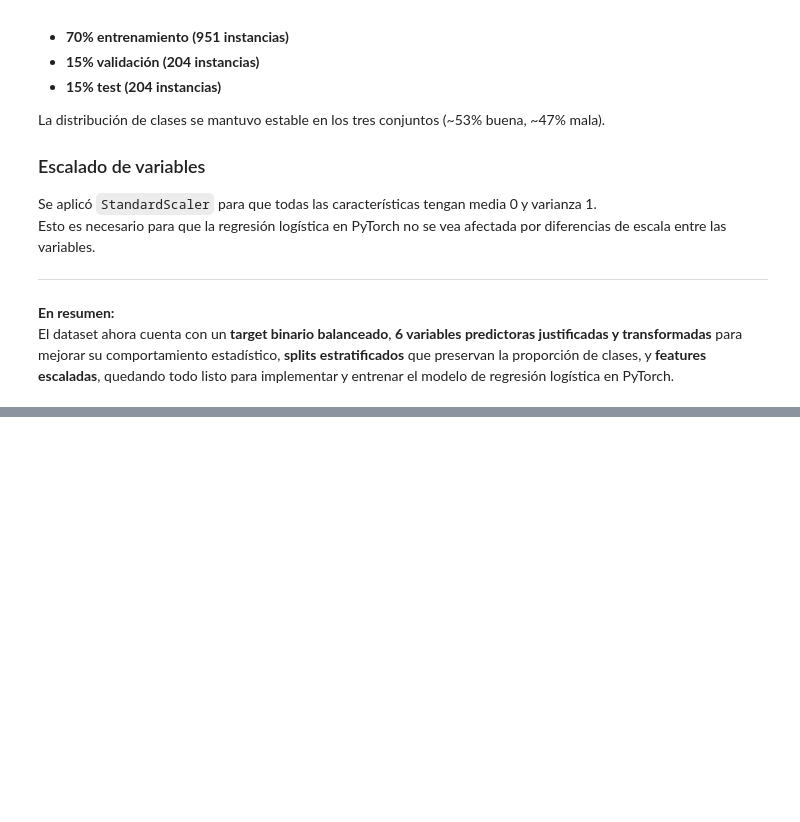
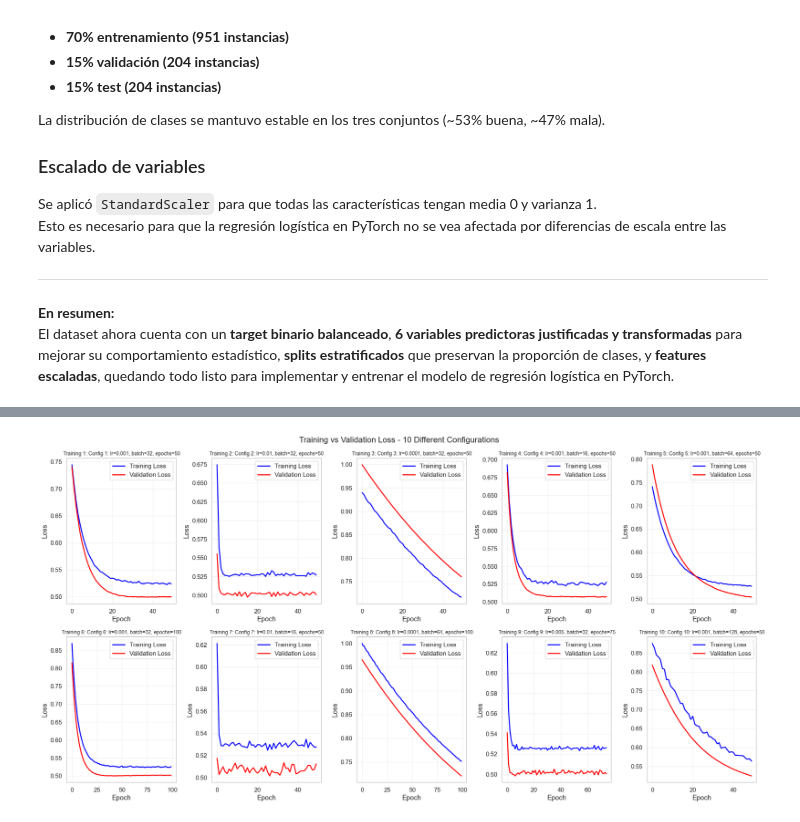
Before and after one commit to Joselyn2114/Assign02-LogisticRegression, a Jupyter notebook: Regresión_Logística.ipynb, the cells around one changed output, grey strips where cells are left out. Drawn from its saved outputs; the diff is of its cells as text; code cells hidden in the pictures; blank space fills up the shorter version.

```diff
--- a/Regresión_Logística.ipynb
+++ b/Regresión_Logística.ipynb
@@ -460,0 +569,18 @@ El dataset ahora cuenta con un **target binario balanceado**, **6 variables pred
+# %%
+# Definir 10 configuraciones de hiperparámetros diferentes
+hyperparameter_configs = [
+    {'lr': 0.001, 'batch_size': 32, 'epochs': 50, 'name': 'Config 1: lr=0.001, batch=32, epochs=50'},
+    {'lr': 0.01, 'batch_size': 32, 'epochs': 50, 'name': 'Config 2: lr=0.01, batch=32, epochs=50'},
+    {'lr': 0.0001, 'batch_size': 32, 'epochs': 50, 'name': 'Config 3: lr=0.0001, batch=32, epochs=50'},
+    {'lr': 0.001, 'batch_size': 16, 'epochs': 50, 'name': 'Config 4: lr=0.001, batch=16, epochs=50'},
+    {'lr': 0.001, 'batch_size': 64, 'epochs': 50, 'name': 'Config 5: lr=0.001, batch=64, epochs=50'},
+    {'lr': 0.001, 'batch_size': 32, 'epochs': 100, 'name': 'Config 6: lr=0.001, batch=32, epochs=100'},
+    {'lr': 0.01, 'batch_size': 16, 'epochs': 50, 'name': 'Config 7: lr=0.01, batch=16, epochs=50'},
+    {'lr': 0.0001, 'batch_size': 64, 'epochs': 100, 'name': 'Config 8: lr=0.0001, batch=64, epochs=100'},
+    {'lr': 0.005, 'batch_size': 32, 'epochs': 75, 'name': 'Config 9: lr=0.005, batch=32, epochs=75'},
+    {'lr': 0.001, 'batch_size': 128, 'epochs': 50, 'name': 'Config 10: lr=0.001, batch=128, epochs=50'}
+]
+
+print("Configuraciones de hiperparámetros definidas:")
+for i, config in enumerate(hyperparameter_configs, 1):
+    print(f"{i}. {config['name']}")
@@ -460,0 +699,20 @@ El dataset ahora cuenta con un **target binario balanceado**, **6 variables pred
+# %%
+# Crear gráficos de Training vs Validation Loss para cada entrenamiento
+fig, axes = plt.subplots(2, 5, figsize=(20, 10))
+axes = axes.flatten()
+
+for i, (train_losses, val_losses, result) in enumerate(zip(all_train_losses, all_val_losses, results)):
+    axes[i].plot(train_losses, label='Training Loss', color='blue', linewidth=2)
+    axes[i].plot(val_losses, label='Validation Loss', color='red', linewidth=2)
+    axes[i].set_title(f'Training {i+1}: {result["config"]}', fontsize=10)
+    axes[i].set_xlabel('Epoch')
+    axes[i].set_ylabel('Loss')
+    axes[i].legend()
+    axes[i].grid(True, alpha=0.3)
+
+plt.tight_layout()
+plt.suptitle('Training vs Validation Loss - 10 Different Configurations',
+             fontsize=16, y=1.02)
+plt.show()
+# %% [output]
+[figure, added]
```
Also changed, not shown: parts of 17 cells of this notebook.
